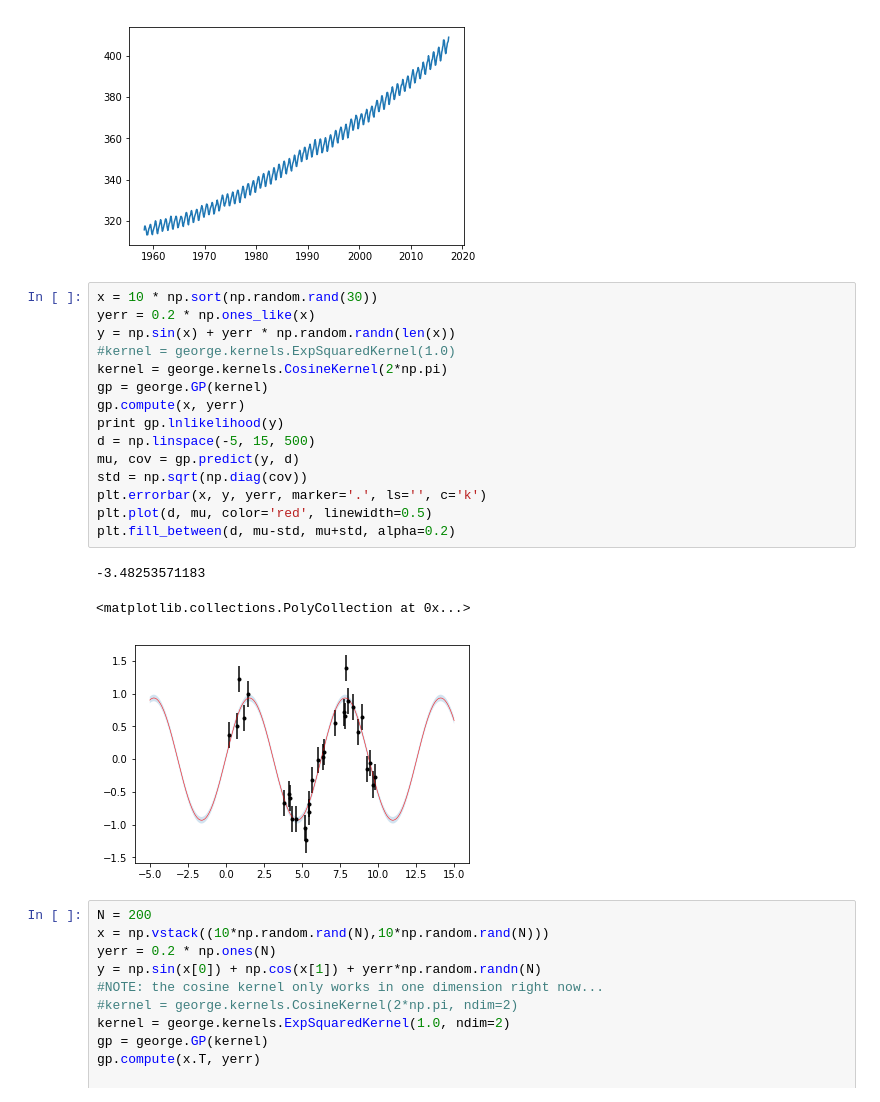
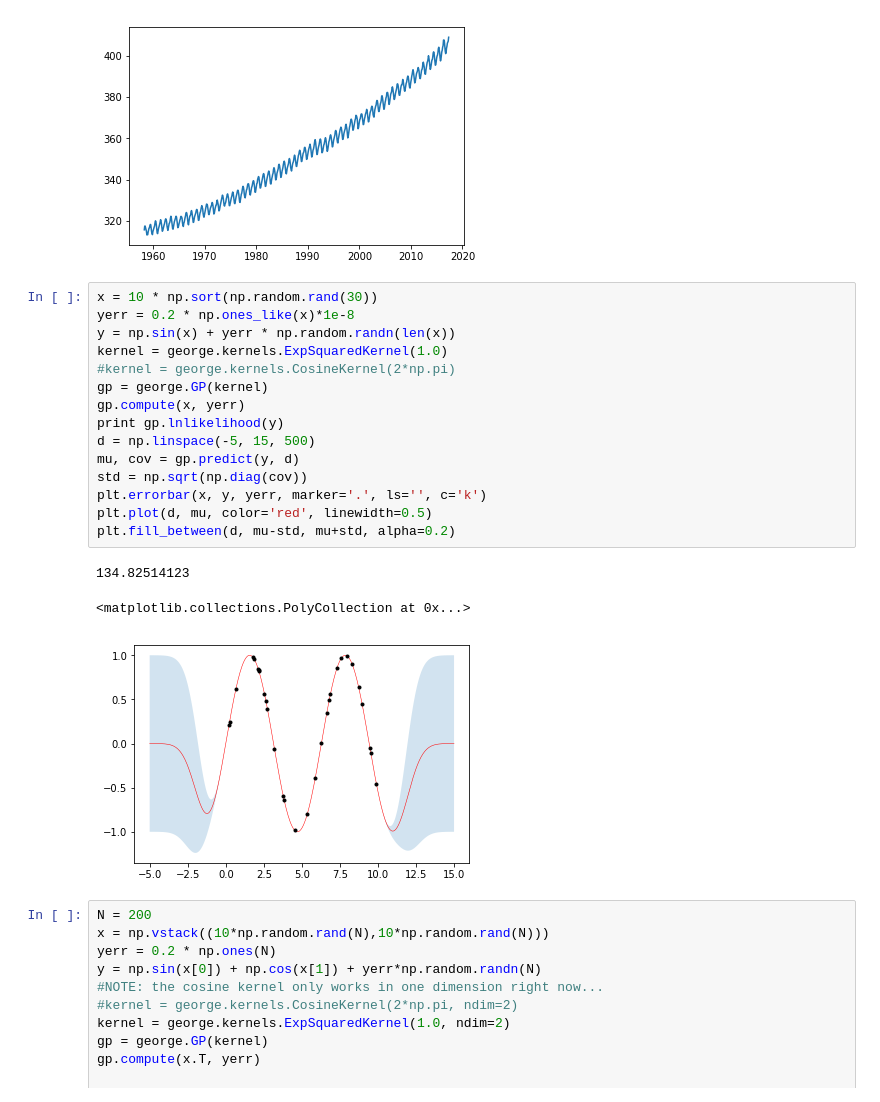
Before and after one commit to tmcclintock/Scratch-Work, a Jupyter notebook: george_tests/basic_george/Messing_with_george.ipynb, the cells around one changed output. Drawn from its saved outputs; the diff is of its cells as text.

Commit message:
Messed with george more.

```diff
--- a/george_tests/basic_george/Messing_with_george.ipynb
+++ b/george_tests/basic_george/Messing_with_george.ipynb
@@ -13,23 +13,23 @@ plt.plot(t,c)
 [figure]
 # %%
 x = 10 * np.sort(np.random.rand(30))
-yerr = 0.2 * np.ones_like(x)
+yerr = 0.2 * np.ones_like(x)*1e-8
 y = np.sin(x) + yerr * np.random.randn(len(x))
-#kernel = george.kernels.ExpSquaredKernel(1.0)
-kernel = george.kernels.CosineKernel(2*np.pi)
+kernel = george.kernels.ExpSquaredKernel(1.0)
+#kernel = george.kernels.CosineKernel(2*np.pi)
 gp = george.GP(kernel)
 gp.compute(x, yerr)
 print gp.lnlikelihood(y)
 d = np.linspace(-5, 15, 500)
 mu, cov = gp.predict(y, d)
 std = np.sqrt(np.diag(cov))
 plt.errorbar(x, y, yerr, marker='.', ls='', c='k')
 plt.plot(d, mu, color='red', linewidth=0.5)
 plt.fill_between(d, mu-std, mu+std, alpha=0.2)
 # %% [output]
--3.48253571183
+134.82514123
 <matplotlib.collections.PolyCollection at 0x...>
-[figure, old version]
+[figure, new version]
 # %%
 N = 200
 x = np.vstack((10*np.random.rand(N),10*np.random.rand(N)))
```
